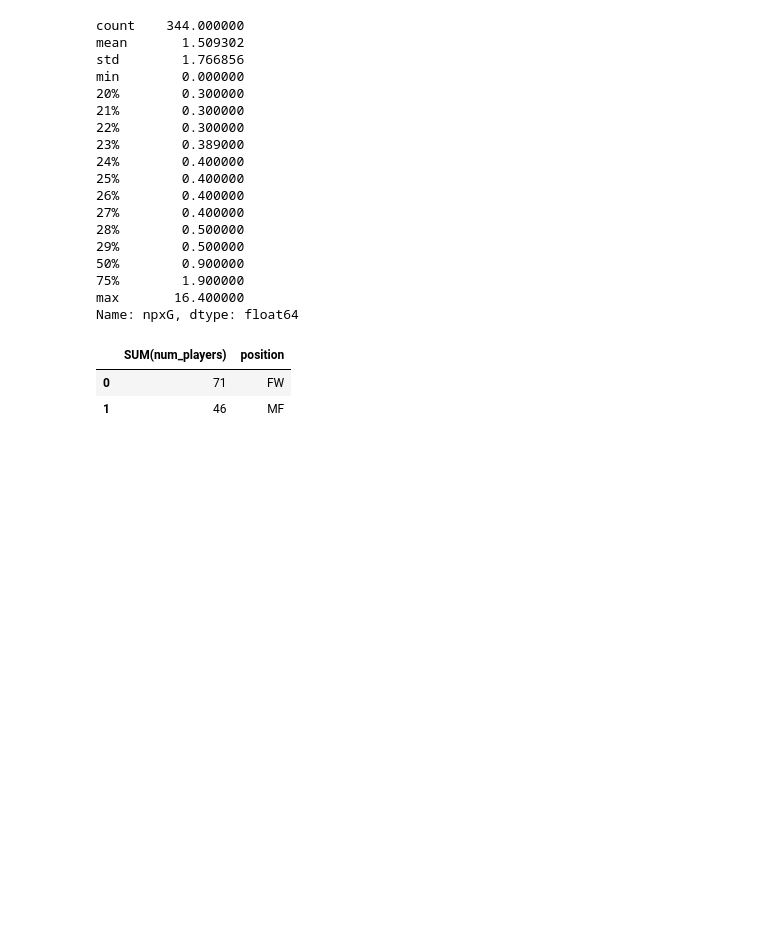
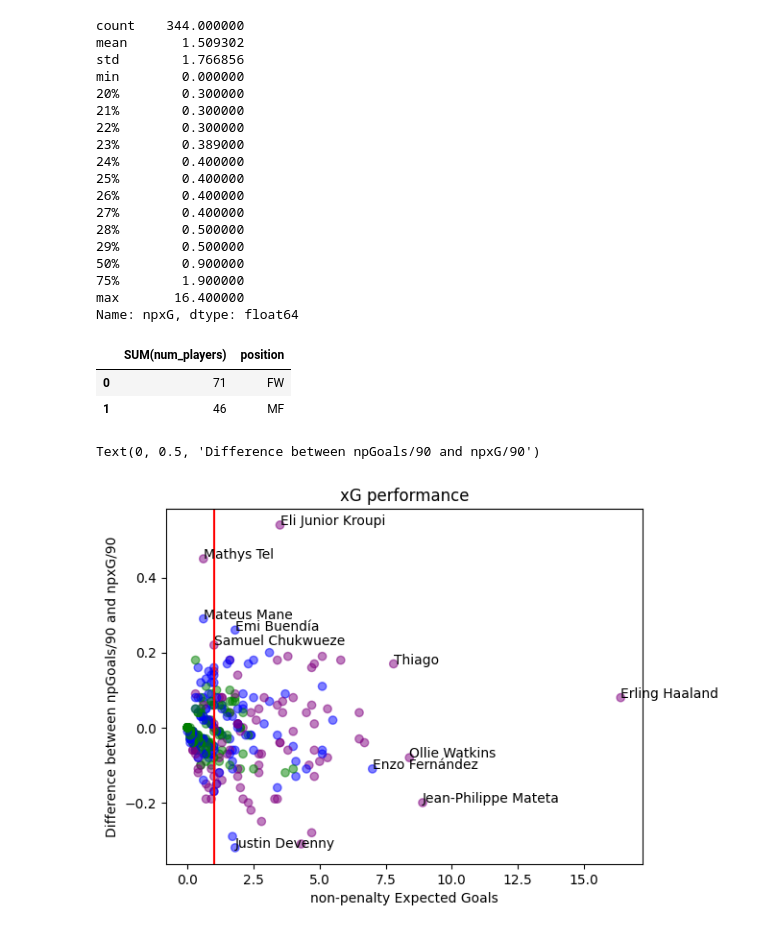
Before and after one commit to TobiaszKuc/_football_analysis, a Jupyter notebook: SQL_Learn/SQL-FBrefPremierLeagueData/PLxGPerformance.ipynb, the cells around one changed output. Cells and saved outputs as stored; diff of their text form; code cells hidden in the pictures; blank space fills up the shorter version.

Commit message:
scatter

```diff
--- a/SQL_Learn/SQL-FBrefPremierLeagueData/PLxGPerformance.ipynb
+++ b/SQL_Learn/SQL-FBrefPremierLeagueData/PLxGPerformance.ipynb
@@ -300,7 +283,7 @@ pd.read_sql_query("""SELECT COUNT(positions.player_id) - COUNT(DISTINCT position
 |  | COUNT(positions.player_id) - COUN... |
 | 0 | 92 |
 # %%
-pd.read_sql_query("""WITH players AS (
+g_xg_diff = pd.read_sql_query("""WITH players AS (
                                       SELECT stats.player_id AS player_id, player_name, np_goals_per90 - npxg_per90 AS g_xg_diff, squad_id, positions.position AS position,
                                       positions.pos_id, RANK() OVER (PARTITION BY positions.player_id ORDER BY pos_id) AS prim_pos, minutes, npxg
                                       FROM stats
@@ -309,8 +292,8 @@ pd.read_sql_query("""WITH players AS (
                     more_than_2 AS (
                                     SELECT player_name, g_xg_diff, position, squad_id, COUNT(player_id) OVER (PARTITION BY squad_id, position) AS same_pos_squad, minutes, prim_pos, npxg
                                     FROM players
-                                    WHERE minutes > 300 AND position <> 'GK' AND position <> 'DF' AND npxg >= 1 AND prim_pos = 1)
+                                    WHERE minutes > 300 AND position <> 'GK' AND prim_pos = 1)
                     SELECT player_name, g_xg_diff, position, squad_id,
-                    RANK() OVER (PARTITION BY squad_id, position ORDER BY g_xg_diff DESC) AS squad_rank
+                    RANK() OVER (PARTITION BY squad_id, position ORDER BY g_xg_diff DESC) AS squad_rank, npxg
                     FROM more_than_2
-                    WHERE same_pos_squad > 2""", con=con)
+                    ORDER BY npxg DESC""", con=con)
@@ -434,3 +375,24 @@ pd.read_sql_query("""WITH players AS (
 |  | SUM(num_players) | position |
 | 0 | 71 | FW |
 | 1 | 46 | MF |
+# %%
+colours = []
+for _, row in g_xg_diff.iterrows():
+    if row["position"] == "DF":
+        colours.append("green")
+    elif row["position"] == "MF":
+        colours.append("blue")
+    else:
+        colours.append("purple")
+
+plt.scatter(x=g_xg_diff["npxg"], y=g_xg_diff["g_xg_diff"], c=colours, alpha=0.5)
+plt.axvline(x=1, color='red', linestyle='-', label='npxg=1')
+for _, row in g_xg_diff.iterrows():
+    if (row["g_xg_diff"] > 0.2) | (row["g_xg_diff"] < -0.31) | (row["npxg"] >= 7):
+        plt.annotate(row["player_name"], (row["npxg"], row["g_xg_diff"]), )
+plt.title("xG performance")
+plt.xlabel("non-penalty Expected Goals")
+plt.ylabel("Difference between npGoals/90 and npxG/90")
+# %% [output]
+Text(0, 0.5, 'Difference between npGoals/90 and npxG/90')
+[figure, added]
```
Also changed, not shown: parts of 7 cells of this notebook.
